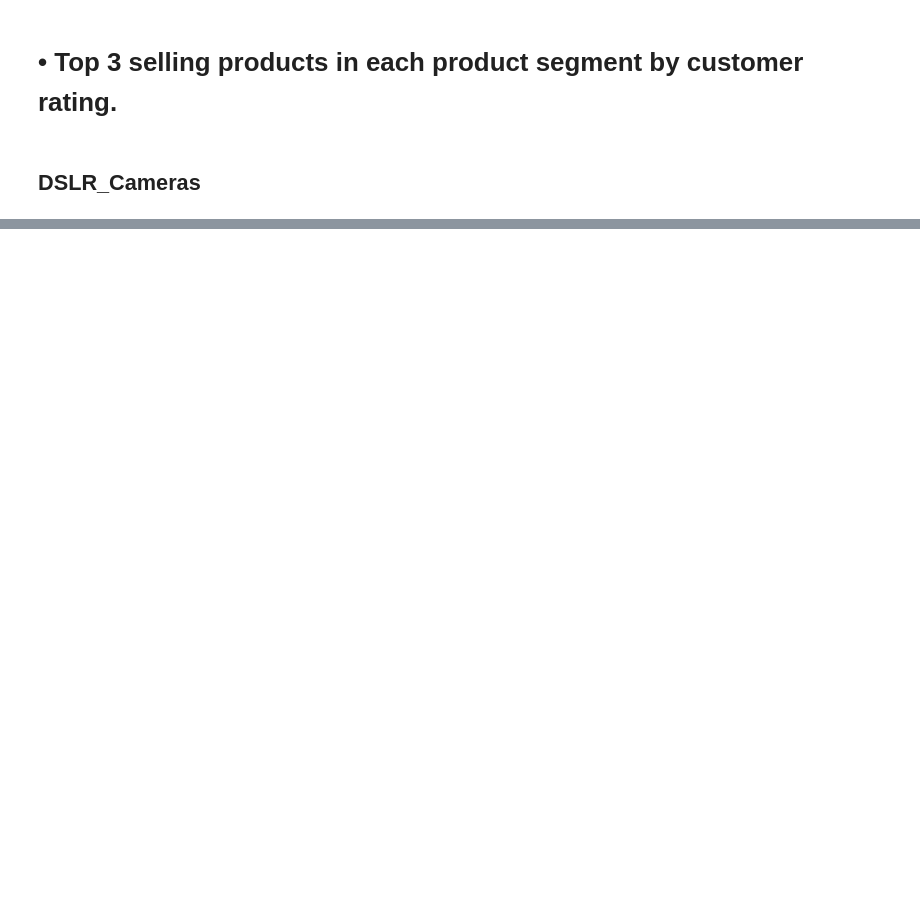
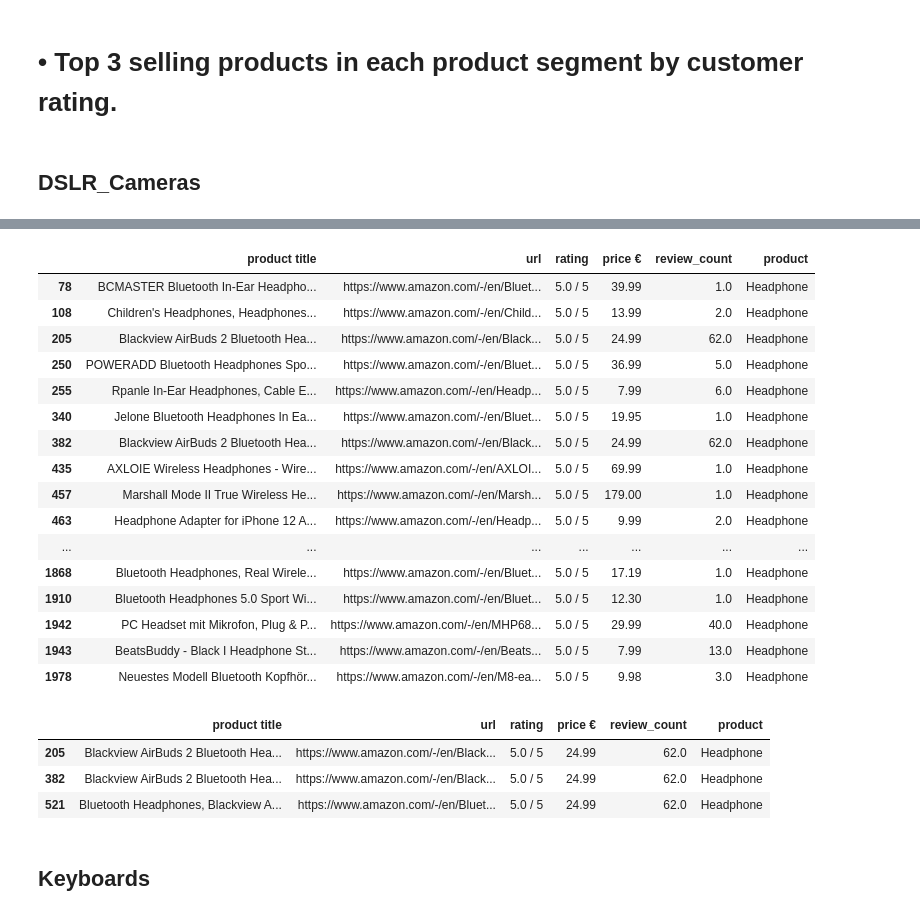
Before and after one commit to selinbulbul/ecommerce-scrape, a Jupyter notebook: Statistics/tasks.ipynb, the cells around one changed output, grey strips where cells are left out. Saved outputs shown, nothing was run; the diff lists cells and outputs as text; code cells hidden in the pictures; blank space fills up the shorter version.

```diff
--- a/Statistics/tasks.ipynb
+++ b/Statistics/tasks.ipynb
@@ -28,0 +131,2 @@ df
+# %%
+df = pd.read_excel("headphones_sample_cleaned.xlsx")
@@ -28,0 +142,2 @@ df
+# %%
+df = df.drop(columns="Unnamed: 0")
@@ -28,0 +203,28 @@ df
+# %%
+df_rating = df[(df["rating"] == "5.0 / 5")]
+df_rating
+# %% [output]
+|  | product title | url | rating | price € | review_count | product |
+| 78 | BCMASTER Bluetooth In-Ear Headpho... | https://www.amazon.com/-/en/Bluet... | 5.0 / 5 | 39.99 | 1.0 | Headphone |
+| 108 | Children's Headphones, Headphones... | https://www.amazon.com/-/en/Child... | 5.0 / 5 | 13.99 | 2.0 | Headphone |
+| 205 | Blackview AirBuds 2 Bluetooth Hea... | https://www.amazon.com/-/en/Black... | 5.0 / 5 | 24.99 | 62.0 | Headphone |
+| 250 | POWERADD Bluetooth Headphones Spo... | https://www.amazon.com/-/en/Bluet... | 5.0 / 5 | 36.99 | 5.0 | Headphone |
+| 255 | Rpanle In-Ear Headphones, Cable E... | https://www.amazon.com/-/en/Headp... | 5.0 / 5 | 7.99 | 6.0 | Headphone |
+| 340 | Jelone Bluetooth Headphones In Ea... | https://www.amazon.com/-/en/Bluet... | 5.0 / 5 | 19.95 | 1.0 | Headphone |
+| 382 | Blackview AirBuds 2 Bluetooth Hea... | https://www.amazon.com/-/en/Black... | 5.0 / 5 | 24.99 | 62.0 | Headphone |
+| 435 | AXLOIE Wireless Headphones - Wire... | https://www.amazon.com/-/en/AXLOI... | 5.0 / 5 | 69.99 | 1.0 | Headphone |
+| 457 | Marshall Mode II True Wireless He... | https://www.amazon.com/-/en/Marsh... | 5.0 / 5 | 179.00 | 1.0 | Headphone |
+| 463 | Headphone Adapter for iPhone 12 A... | https://www.amazon.com/-/en/Headp... | 5.0 / 5 | 9.99 | 2.0 | Headphone |
+| ... | ... | ... | ... | ... | ... | ... |
+| 1868 | Bluetooth Headphones, Real Wirele... | https://www.amazon.com/-/en/Bluet... | 5.0 / 5 | 17.19 | 1.0 | Headphone |
+| 1910 | Bluetooth Headphones 5.0 Sport Wi... | https://www.amazon.com/-/en/Bluet... | 5.0 / 5 | 12.30 | 1.0 | Headphone |
+| 1942 | PC Headset mit Mikrofon, Plug & P... | https://www.amazon.com/-/en/MHP68... | 5.0 / 5 | 29.99 | 40.0 | Headphone |
+| 1943 | BeatsBuddy - Black I Headphone St... | https://www.amazon.com/-/en/Beats... | 5.0 / 5 | 7.99 | 13.0 | Headphone |
+| 1978 | Neuestes Modell Bluetooth Kopfhör... | https://www.amazon.com/-/en/M8-ea... | 5.0 / 5 | 9.98 | 3.0 | Headphone |
+# %%
+df_rating.sort_values(by= "review_count", ascending = False).head(3)
+# %% [output]
+|  | product title | url | rating | price € | review_count | product |
+| 205 | Blackview AirBuds 2 Bluetooth Hea... | https://www.amazon.com/-/en/Black... | 5.0 / 5 | 24.99 | 62.0 | Headphone |
+| 382 | Blackview AirBuds 2 Bluetooth Hea... | https://www.amazon.com/-/en/Black... | 5.0 / 5 | 24.99 | 62.0 | Headphone |
+| 521 | Bluetooth Headphones, Blackview A... | https://www.amazon.com/-/en/Bluet... | 5.0 / 5 | 24.99 | 62.0 | Headphone |
@@ -28,0 +233,2 @@ df
+# %% [markdown]
+## Keyboards
```
Also changed, not shown: parts of 73 cells of this notebook, 1 other file.
